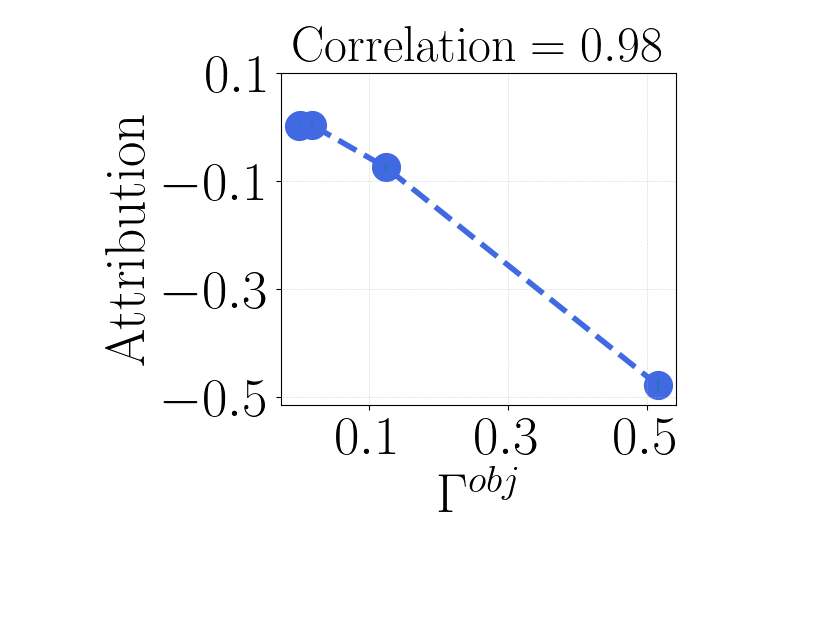
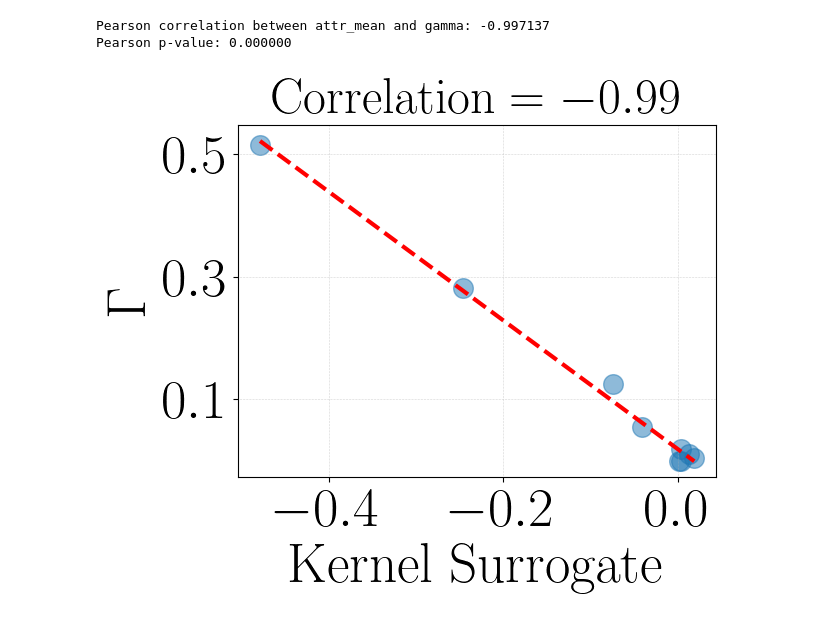
Before and after one commit to VirtuosoResearch/Multi-objective-reinforcement-learning-code, a Jupyter notebook: src/figure/plot_gamma_attr.ipynb, the cells around one changed output. Drawn from its saved outputs; the diff is of its cells as text; code cells hidden in the pictures; blank space fills up the shorter version.

Commit message:
update attribution figure

```diff
--- a/src/figure/plot_gamma_attr.ipynb
+++ b/src/figure/plot_gamma_attr.ipynb
@@ -1,36 +1,57 @@
 # %%
 
 import matplotlib as mpl
 import matplotlib.pyplot as plt
 import numpy as np
 from matplotlib import rc
+from scipy.stats import pearsonr
 
 rc('font',**{'family':'sans-serif','sans-serif':['Helvetica']})
 mpl.rcParams['savefig.dpi'] = 1200
 mpl.rcParams['text.usetex'] = True  # not really needed
 
 import matplotlib.ticker as mticker
 
-attr_mean = np.array([-0.4783, -0.075, 0.0026, 0.0027, 0.0009])
+# attr_mean = np.array([-0.4783, -0.075, 0.0026, 0.0027, 0.0009])
+# gamma = np.array([0.5158, 0.1244, 0.0188, 0.0003, 0.0])
+attr_mean = np.array([-0.4783, -0.2464, -0.075, -0.0412, 0.0026, 0.0027, 0.0009, 0.0125, 0.0182])
+gamma = np.array([0.5158, 0.2821, 0.1244, 0.0548, 0.0188, 0.0003, 0.0, 0.0105, 0.0042])
 attr_std = np.array([0.012, 0.006, 0.003, 0.001, 0.0006])
-gamma = np.array([0.5158, 0.1244, 0.0188, 0.0003, 0.0])
+# plt.figure(figsize=(6, 5))
+# plt.scatter(attr_mean, gamma, color='royalblue', alpha=1, s=400)
+# plt.plot(attr_mean, gamma, color='royalblue', linewidth=4, ls='--', label=r'$\mathrm{Attribution}$')
+# plt.errorbar(attr_mean, gamma, xerr=attr_std, fmt='none')
 
-plt.figure(figsize=(6, 5))
-plt.scatter(gamma, attr_mean, color='royalblue', alpha=1, s=400)
-plt.plot(gamma, attr_mean, color='royalblue', linewidth=4, ls='--', label=r'$\mathrm{Attribution}$')
-plt.errorbar(gamma, attr_mean, yerr=attr_std, fmt='none')
-plt.xlabel(r'$\Gamma^{obj}$', fontsize=40)
-plt.ylabel(r'$\mathrm{Attribution}$', fontsize=40)
-plt.xticks([0.1, 0.3, 0.5], fontsize=40)
-plt.yticks([-0.5, -0.3, -0.1, 0.1], fontsize=40)
+coeffs = np.polyfit(attr_mean, gamma, 1)
+fit_line = np.poly1d(coeffs)
+
+x_vals = np.linspace(min(attr_mean), max(attr_mean), 500)
+y_vals = fit_line(x_vals)
+
+# Compute Pearson correlation
+pearson_corr, pearson_p = pearsonr(attr_mean, gamma)
+
+print(f"Pearson correlation between attr_mean and gamma: {pearson_corr:.6f}")
+print(f"Pearson p-value: {pearson_p:.6f}")
+
+fig, ax = plt.subplots(figsize=(6.4, 5))
+plt.scatter(attr_mean, gamma, s=200, alpha=0.5)
+plt.plot(x_vals, y_vals, color='red', lw=3, ls='--', label=f"Fit: y={coeffs[0]:.2e}x + {coeffs[1]:.2e}")
+
+plt.xlabel(r'$\mathrm{Kernel~Surrogate}$', fontsize=40)
+plt.ylabel(r'$\Gamma$', fontsize=40)
+plt.xticks([-0.4, -0.2, 0.0], fontsize=40)
+plt.yticks([0.1, 0.3, 0.5], fontsize=40)
 plt.grid(lw=0.4, ls=":")
 
 plt.tight_layout()
-title_name = r'$\mathrm{Correlation}=0.98$'
+title_name = r'$\mathrm{Correlation}=-0.99$'
 plt.title(title_name, fontsize=36)
 
 
-plt.savefig("gamma_attr.pdf", format="pdf", dpi=1200, bbox_inches='tight')
+plt.savefig("correlation_ksm_gamma.pdf", format="pdf", dpi=1200, bbox_inches='tight')
 plt.show()
 # %% [output]
+Pearson correlation between attr_mean and gamma: -0.997137
+Pearson p-value: 0.000000
-[figure, old version]
+[figure, new version]
```
Also changed, not shown: 1 other file.
